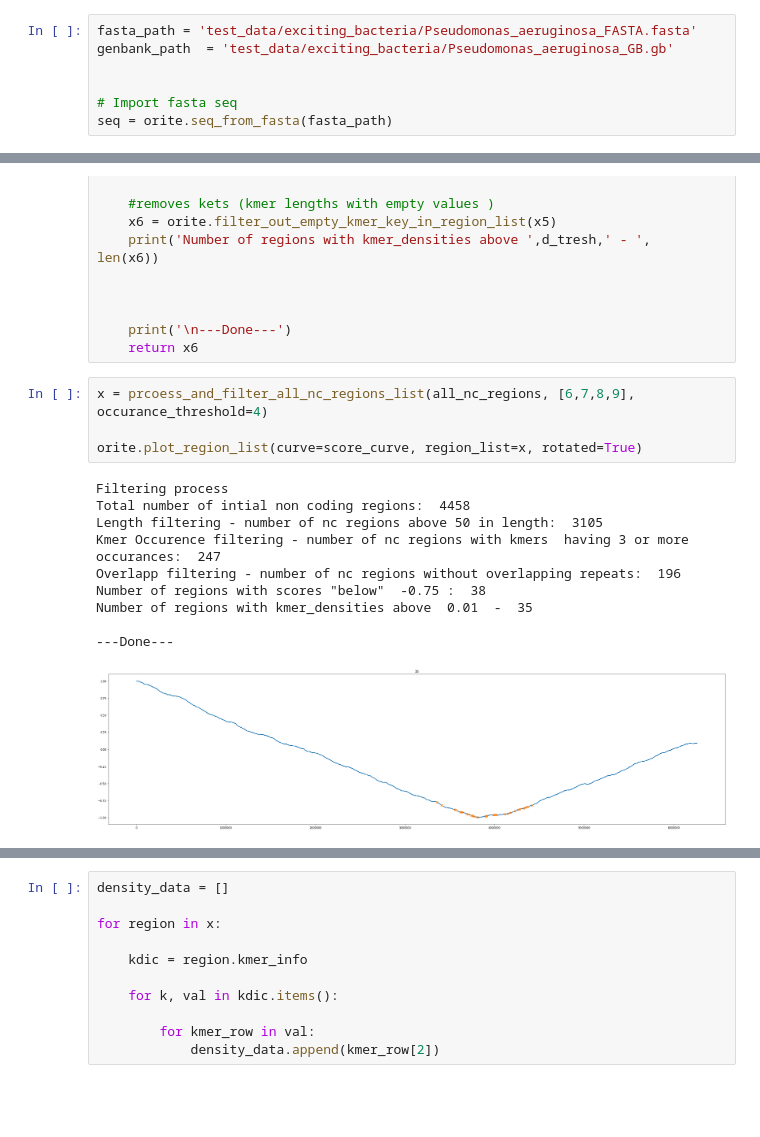
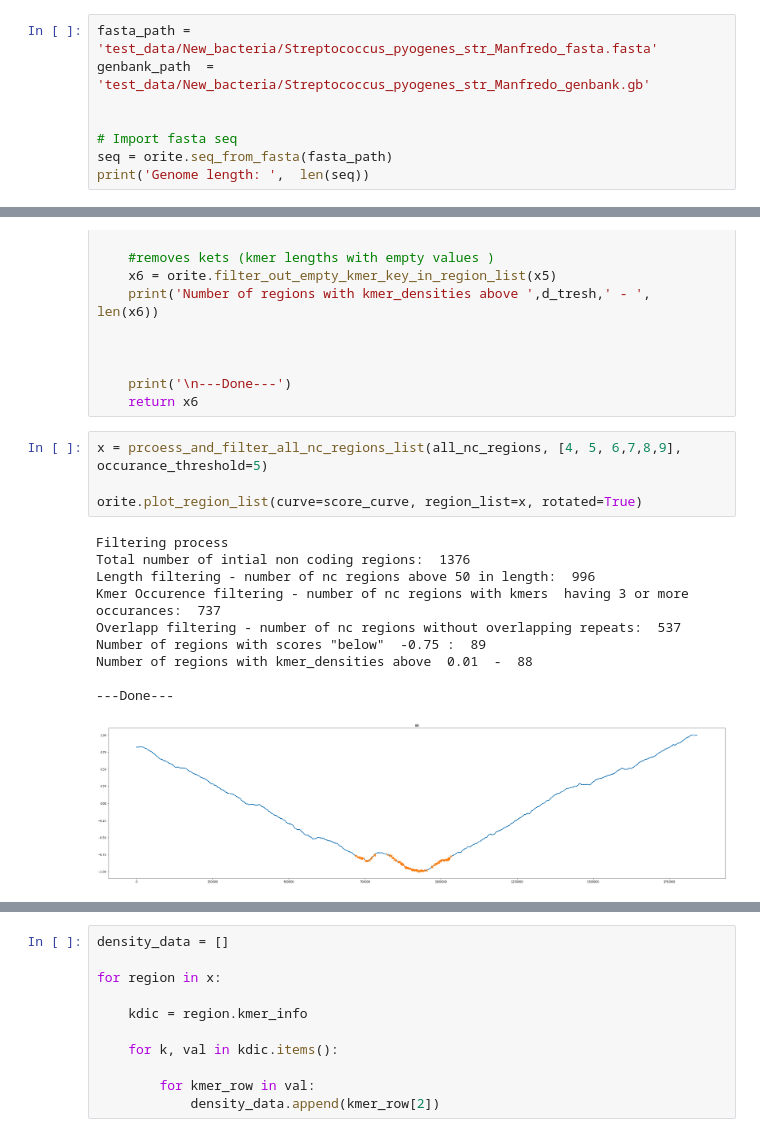
Before and after one commit to MohammedAlJaff/orite, a Jupyter notebook: whole_kmer_propess.ipynb, the cells around one changed output, grey strips where cells are left out. Drawn from its saved outputs; the diff is of its cells as text; blank space fills up the shorter version.

```diff
--- a/whole_kmer_propess.ipynb
+++ b/whole_kmer_propess.ipynb
@@ -3,9 +3,10 @@ import oritelib as orite
 import matplotlib.pyplot as plt
 import numpy as np
 # %%
-fasta_path = 'test_data/exciting_bacteria/Pseudomonas_aeruginosa_FASTA.fasta'
-genbank_path  = 'test_data/exciting_bacteria/Pseudomonas_aeruginosa_GB.gb'
+fasta_path = 'test_data/New_bacteria/Streptococcus_pyogenes_str_Manfredo_fasta.fasta'
+genbank_path  = 'test_data/New_bacteria/Streptococcus_pyogenes_str_Manfredo_genbank.gb'
 
 
 # Import fasta seq
 seq = orite.seq_from_fasta(fasta_path)
+print('Genome length: ',  len(seq))
@@ -173,17 +176,17 @@ def prcoess_and_filter_all_nc_regions_list(all_nc_regions,
     print('\n---Done---')
     return x6
 # %%
-x = prcoess_and_filter_all_nc_regions_list(all_nc_regions, [6,7,8,9], occurance_threshold=4)
+x = prcoess_and_filter_all_nc_regions_list(all_nc_regions, [4, 5, 6,7,8,9], occurance_threshold=5)
 
 orite.plot_region_list(curve=score_curve, region_list=x, rotated=True)
 # %% [output]
 Filtering process
-Total number of intial non coding regions:  4458
-Length filtering - number of nc regions above 50 in length:  3105
-Kmer Occurence filtering - number of nc regions with kmers  having 3 or more occurances:  247
-Overlapp filtering - number of nc regions without overlapping repeats:  196
-Number of regions with scores "below"  -0.75 :  38
-Number of regions with kmer_densities above  0.01  -  35
+Total number of intial non coding regions:  1376
+Length filtering - number of nc regions above 50 in length:  996
+Kmer Occurence filtering - number of nc regions with kmers  having 3 or more occurances:  737
+Overlapp filtering - number of nc regions without overlapping repeats:  537
+Number of regions with scores "below"  -0.75 :  89
+Number of regions with kmer_densities above  0.01  -  88
 
 ---Done---
-[figure, old version]
+[figure, new version]
```
Also changed, not shown: parts of 10 cells of this notebook.
